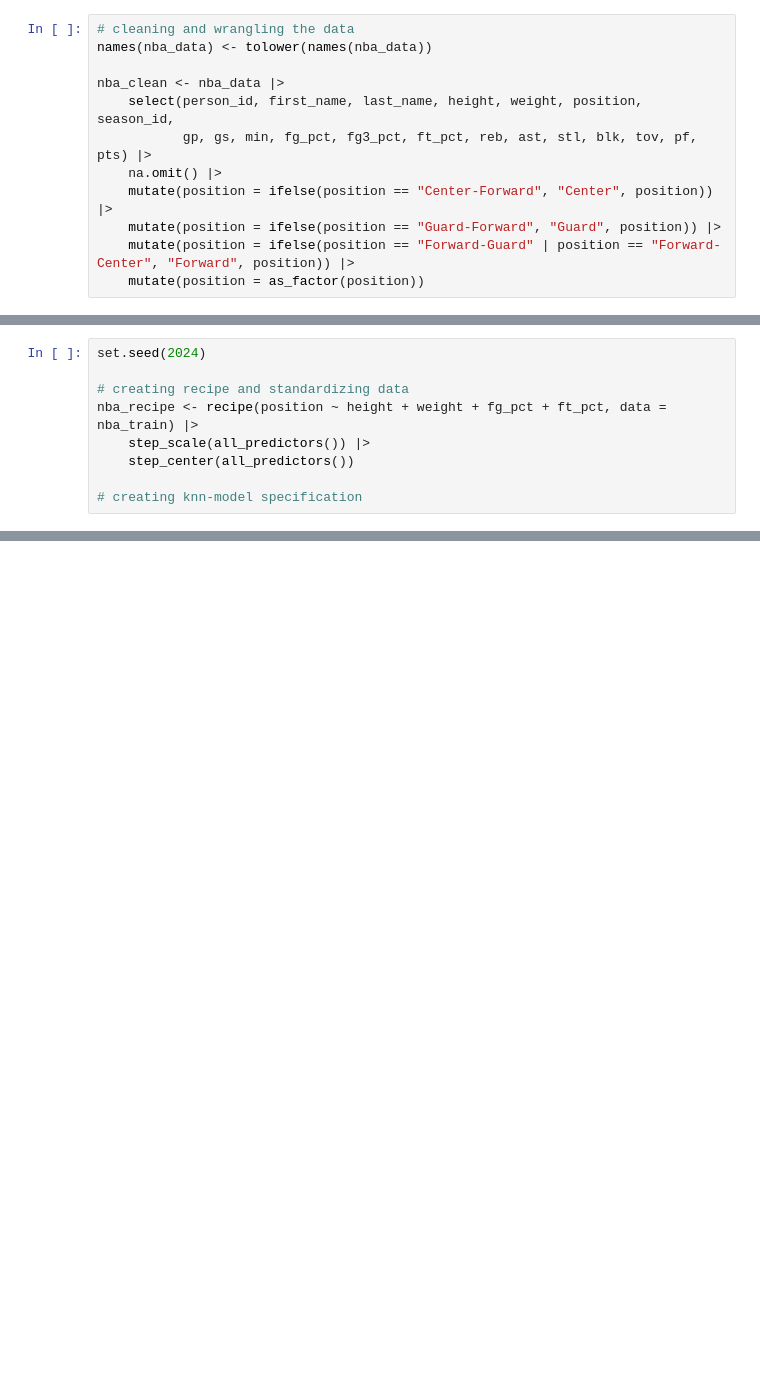
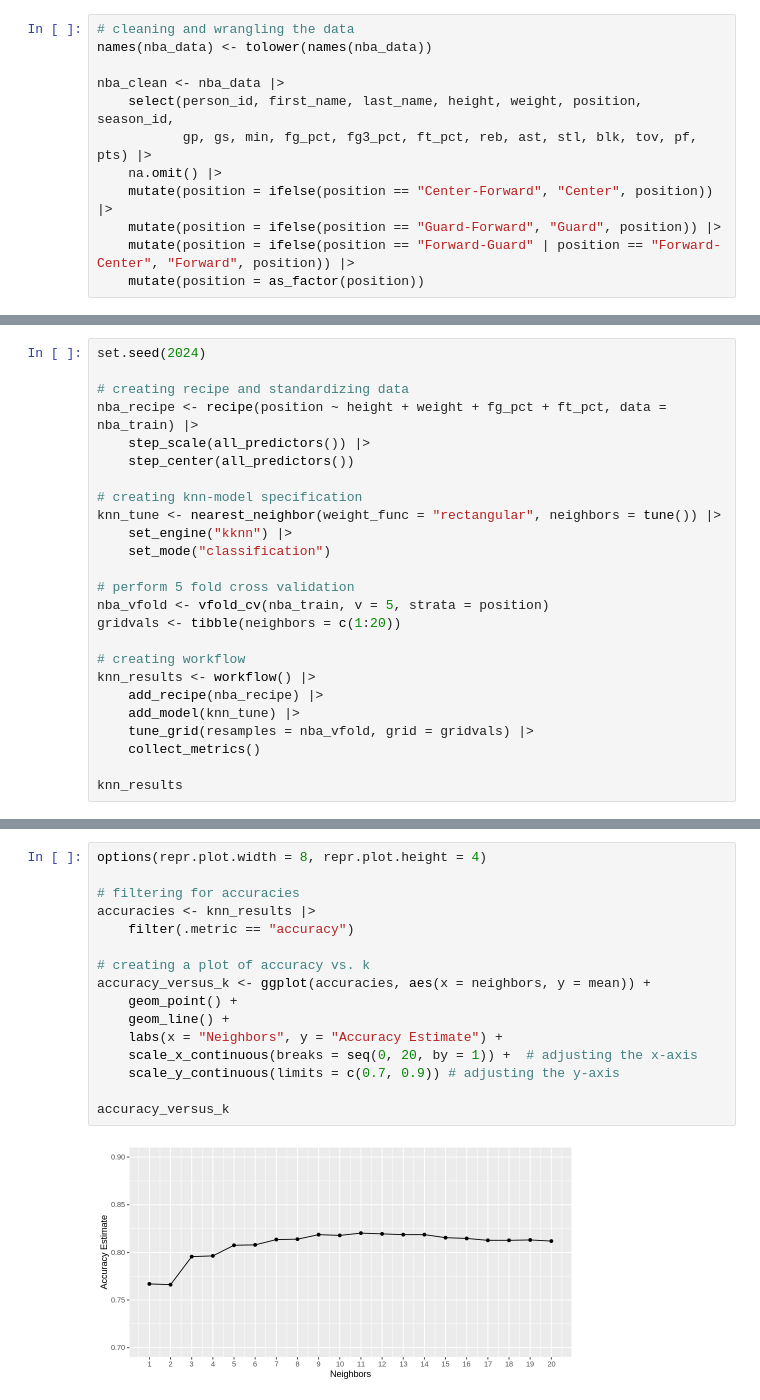
Before and after one commit to jakobsereda/nba-classifier, a Jupyter notebook: notebooks/report-notebook.ipynb, the cells around one changed output, grey strips where cells are left out. Drawn from its saved outputs; the diff is of its cells as text; blank space fills up the shorter version.

Commit message:
began work on model for report

```diff
--- a/notebooks/report-notebook.ipynb
+++ b/notebooks/report-notebook.ipynb
@@ -69,3 +87,19 @@ nba_recipe <- recipe(position ~ height + weight + fg_pct + ft_pct, data = nba_tr
     step_center(all_predictors())
 
 # creating knn-model specification
+knn_tune <- nearest_neighbor(weight_func = "rectangular", neighbors = tune()) |>
+    set_engine("kknn") |>
+    set_mode("classification")
+
+# perform 5 fold cross validation
+nba_vfold <- vfold_cv(nba_train, v = 5, strata = position)
+gridvals <- tibble(neighbors = c(1:20))
+
+# creating workflow
+knn_results <- workflow() |>
+    add_recipe(nba_recipe) |>
+    add_model(knn_tune) |>
+    tune_grid(resamples = nba_vfold, grid = gridvals) |>
+    collect_metrics()
+
+knn_results
@@ -71,0 +126,18 @@ nba_recipe <- recipe(position ~ height + weight + fg_pct + ft_pct, data = nba_tr
+# %%
+options(repr.plot.width = 8, repr.plot.height = 4)
+
+# filtering for accuracies
+accuracies <- knn_results |>
+    filter(.metric == "accuracy")
+
+# creating a plot of accuracy vs. k
+accuracy_versus_k <- ggplot(accuracies, aes(x = neighbors, y = mean)) +
+    geom_point() +
+    geom_line() +
+    labs(x = "Neighbors", y = "Accuracy Estimate") +
+    scale_x_continuous(breaks = seq(0, 20, by = 1)) +  # adjusting the x-axis
+    scale_y_continuous(limits = c(0.7, 0.9)) # adjusting the y-axis
+
+accuracy_versus_k
+# %% [output]
+[figure, added]
```
Also changed, not shown: parts of 4 cells of this notebook.
